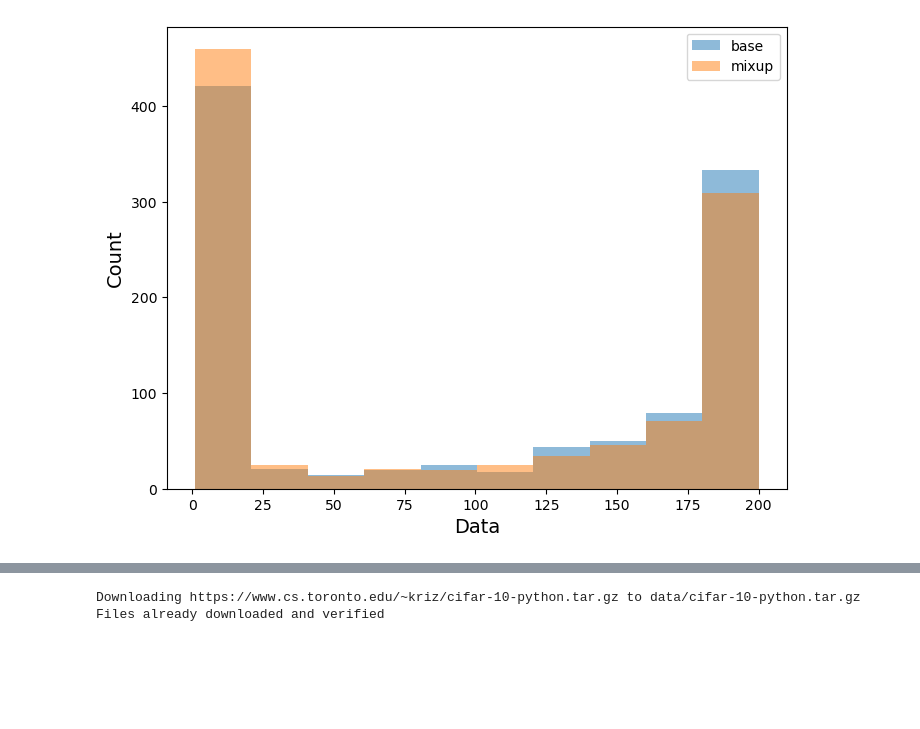
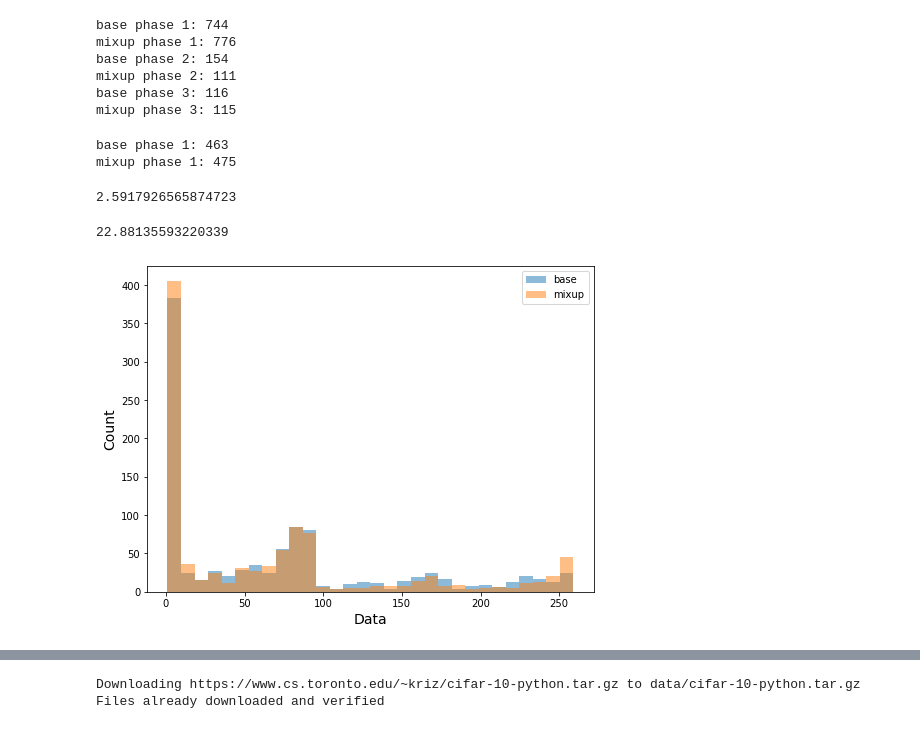
Before and after one commit to piotrhm/master-thesis, a Jupyter notebook: notebooks/13_11_2022_eh_results.ipynb, the cells around one changed output, grey strips where cells are left out. Cells and saved outputs as stored; diff of their text form; code cells hidden in the pictures; blank space fills up the shorter version.

```diff
--- a/notebooks/13_11_2022_eh_results.ipynb
+++ b/notebooks/13_11_2022_eh_results.ipynb
@@ -69,0 +83,18 @@ mixup_idx_oc_3 = func(df_mixup_oc_3)
+# %%
+df_base_phases = []
+for i in df_base_converted:
+    if (i >= 0) and (i <= 90):
+        df_base_phases.append(1)
+    elif (i > 90) and (i <= 175):
+        df_base_phases.append(2)
+    elif (i > 175) and (i < 260):
+        df_base_phases.append(3)
+
+df_mixup_phases = []
+for i in df_mixup_converted:
+    if (i >= 0) and (i <= 90):
+        df_mixup_phases.append(1)
+    elif (i > 90) and (i <= 175):
+        df_mixup_phases.append(2)
+    elif (i > 175) and (i < 260):
+        df_mixup_phases.append(3)
@@ -70,11 +112,63 @@ mixup_idx_oc_3 = func(df_mixup_oc_3)
+# %%
+print("base phase 1:", df_base_phases.count(1))
+print("mixup phase 1:", df_mixup_phases.count(1))
+
+print("base phase 2:", df_base_phases.count(2))
+print("mixup phase 2:", df_mixup_phases.count(2))
+
+print("base phase 3:", df_base_phases.count(3))
+print("mixup phase 3:", df_mixup_phases.count(3))
+# %% [output]
+base phase 1: 744
+mixup phase 1: 776
+base phase 2: 154
+mixup phase 2: 111
+base phase 3: 116
+mixup phase 3: 115
+# %%
+df_base_phases_pre = []
+for i in df_base_converted:
+    if (i >= 0) and (i <= 34):
+        df_base_phases_pre.append(1)
+
+df_mixup_phases_pre = []
+for i in df_mixup_converted:
+    if (i >= 0) and (i <= 34):
+        df_mixup_phases_pre.append(1)
+# %%
+print("base phase 1:", df_base_phases_pre.count(1))
+print("mixup phase 1:", df_mixup_phases_pre.count(1))
+# %% [output]
+base phase 1: 463
+mixup phase 1: 475
+# %%
+print(475*100/463 - 100)
+# %% [output]
+2.5917926565874723
+# %%
+print(145*100/118 - 100)
+# %% [output]
+22.88135593220339
+# %%
+df_base_converted_filltered = []
+for i in df_base_converted:
+    if i == 260:
+        continue
+    df_base_converted_filltered.append(i)
+
+df_mixup_converted_filltered = []
+for i in df_mixup_converted:
+    if i == 260:
+        continue
+    df_mixup_converted_filltered.append(i)
 # %%
 plt.figure(figsize=(8,6))
-plt.hist(base_idx_oc, bins=10, alpha=0.5, label="base")
-plt.hist(mixup_idx_oc, bins=10, alpha=0.5, label="mixup")
+plt.hist(df_base_converted_filltered, bins=30, alpha=0.5, label="base")
+plt.hist(df_mixup_converted_filltered, bins=30, alpha=0.5, label="mixup")
 
 plt.xlabel("Data", size=14)
 plt.ylabel("Count", size=14)
 plt.legend(loc='upper right')
 plt.savefig("test_2.png")
 # %% [output]
-[figure, old version]
+[figure, new version]
```
Also changed, not shown: parts of 14 cells of this notebook, 17 other files.
